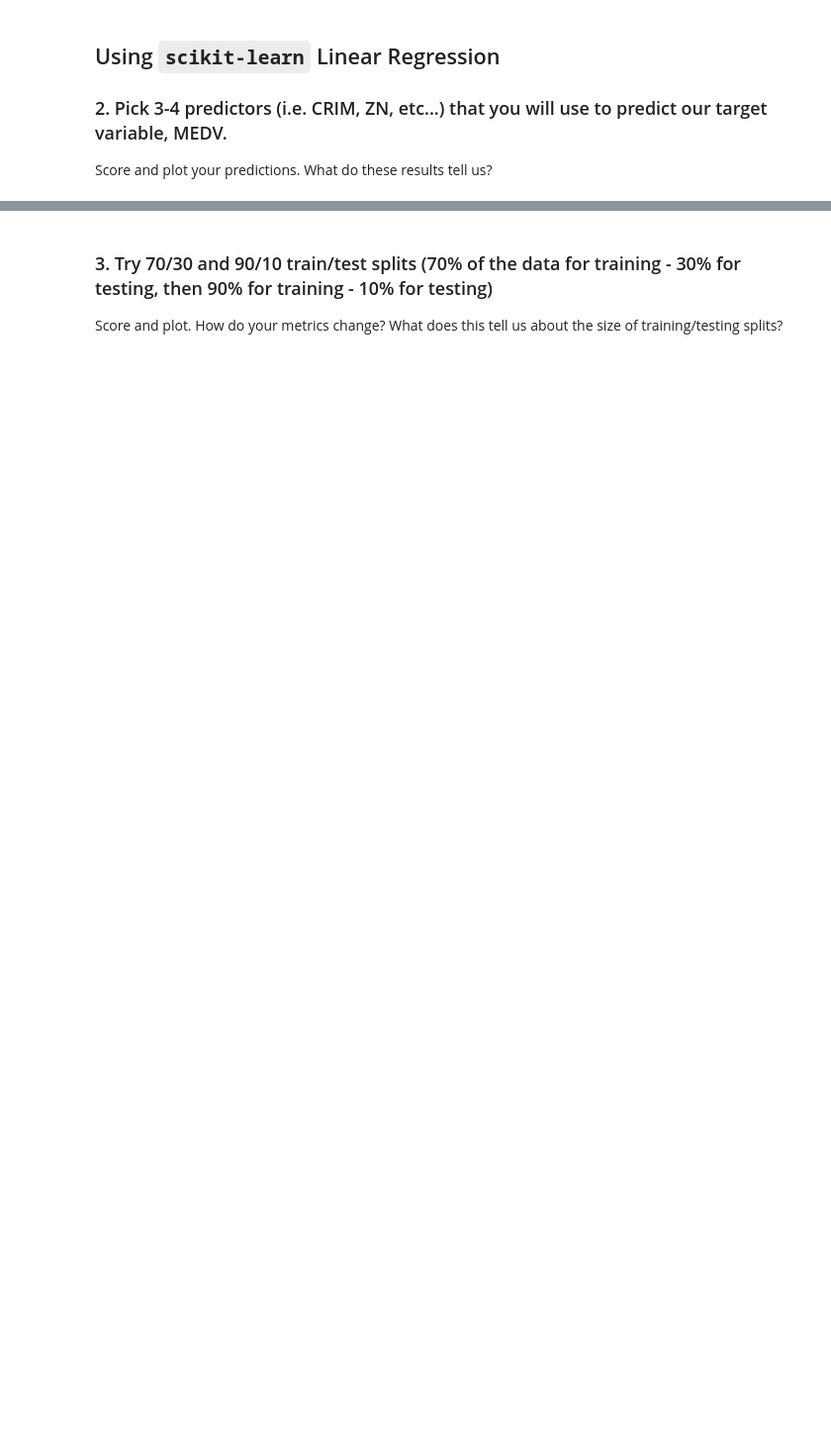
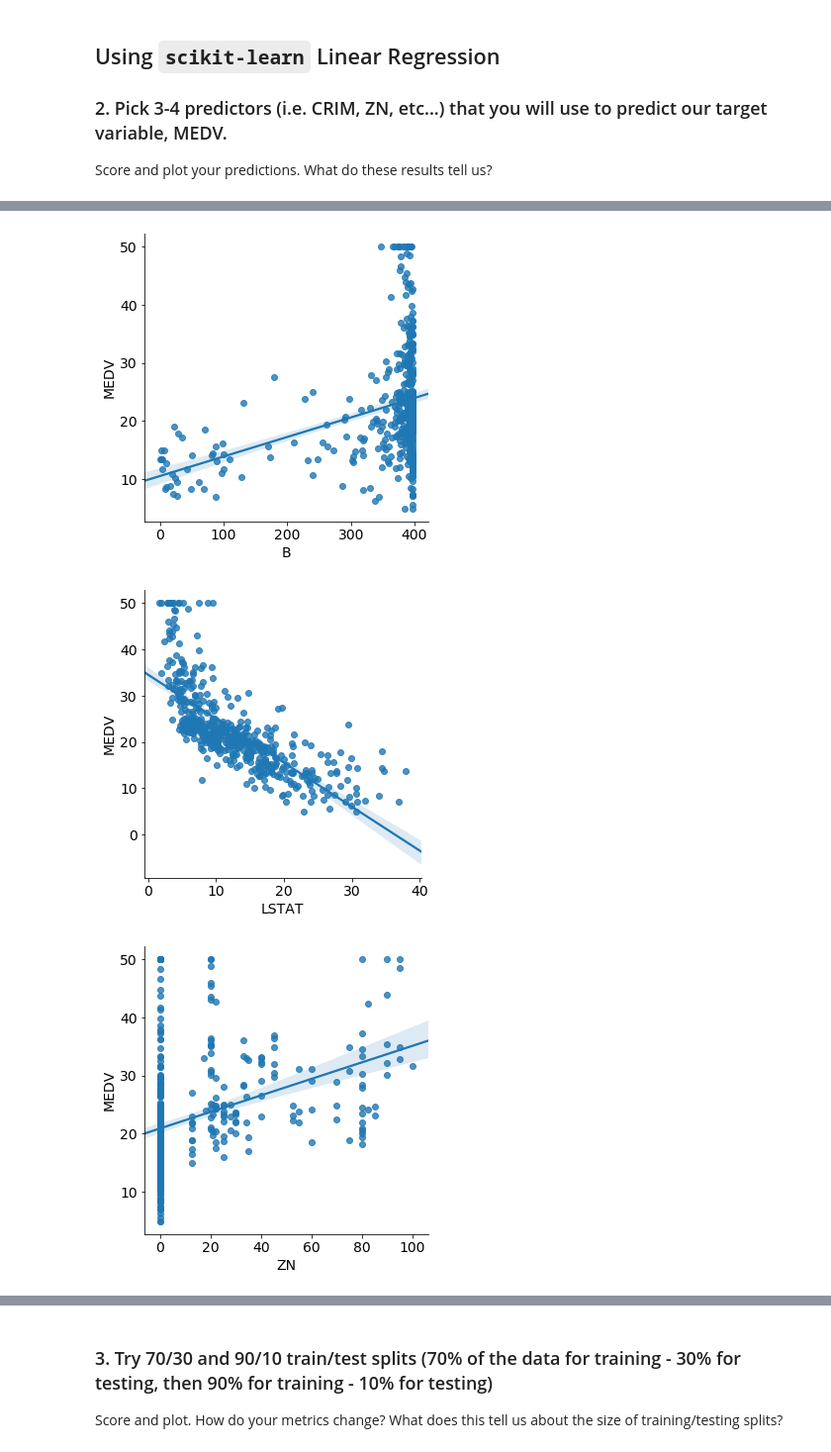
Before and after one commit to y2ksayed/test2, a Jupyter notebook: projects/student-submissions/project-linreg-and-knn-greg.ipynb, the cells around one changed output, grey strips where cells are left out. Shown: that part at 99% size. Drawn from its saved outputs; the diff is of its cells as text; code cells hidden in the pictures; blank space fills up the shorter version.

```diff
--- a/projects/student-submissions/project-linreg-and-knn-greg.ipynb
+++ b/projects/student-submissions/project-linreg-and-knn-greg.ipynb
@@ -136,0 +186,9 @@ sns.jointplot(y, yaxis);
+# %%
+sns.lmplot(x='B', y='MEDV', data=df);
+sns.lmplot(x='LSTAT', y='MEDV', data=df);
+sns.lmplot(x='ZN', y='MEDV', data=df);
+sns.lmplot(x='RM', y='MEDV', data=df);
+# %% [output]
+[figure, added]
+[figure, added]
+[figure, added]
```
Also changed, not shown: parts of 17 cells of this notebook.
